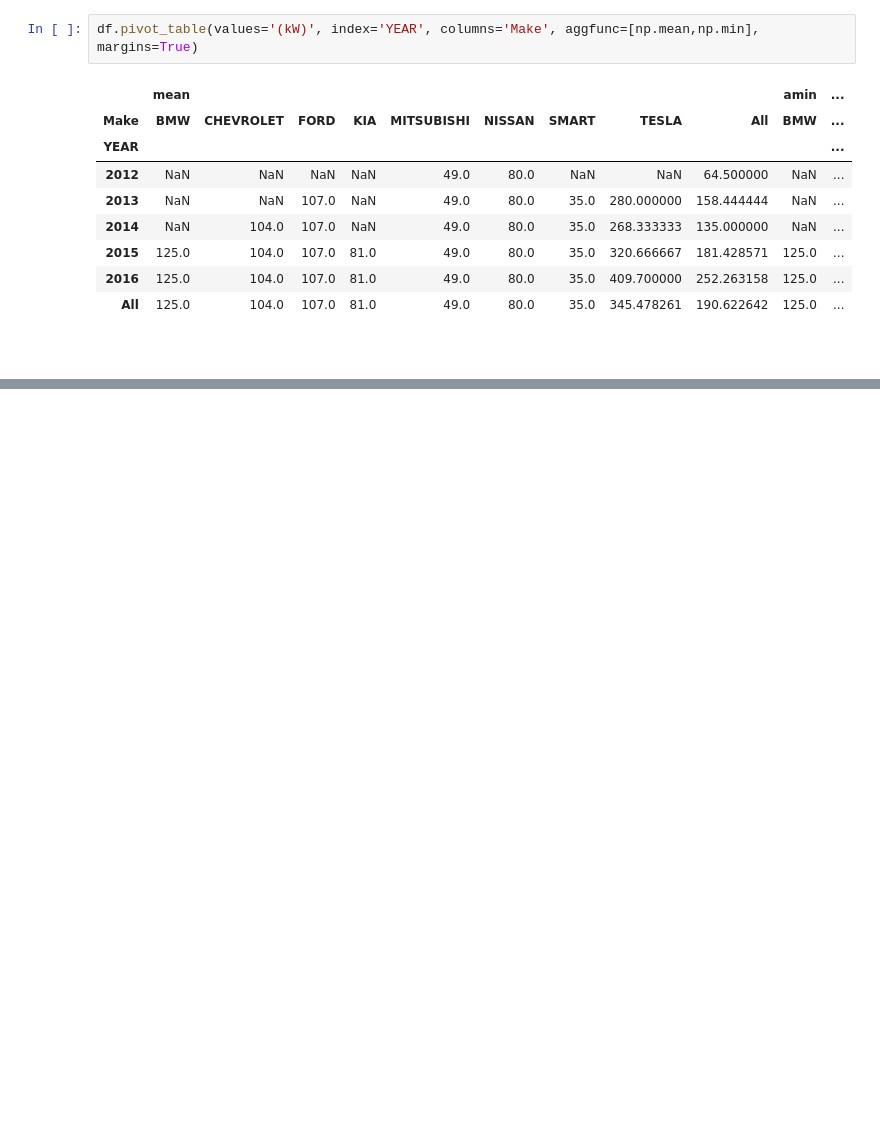
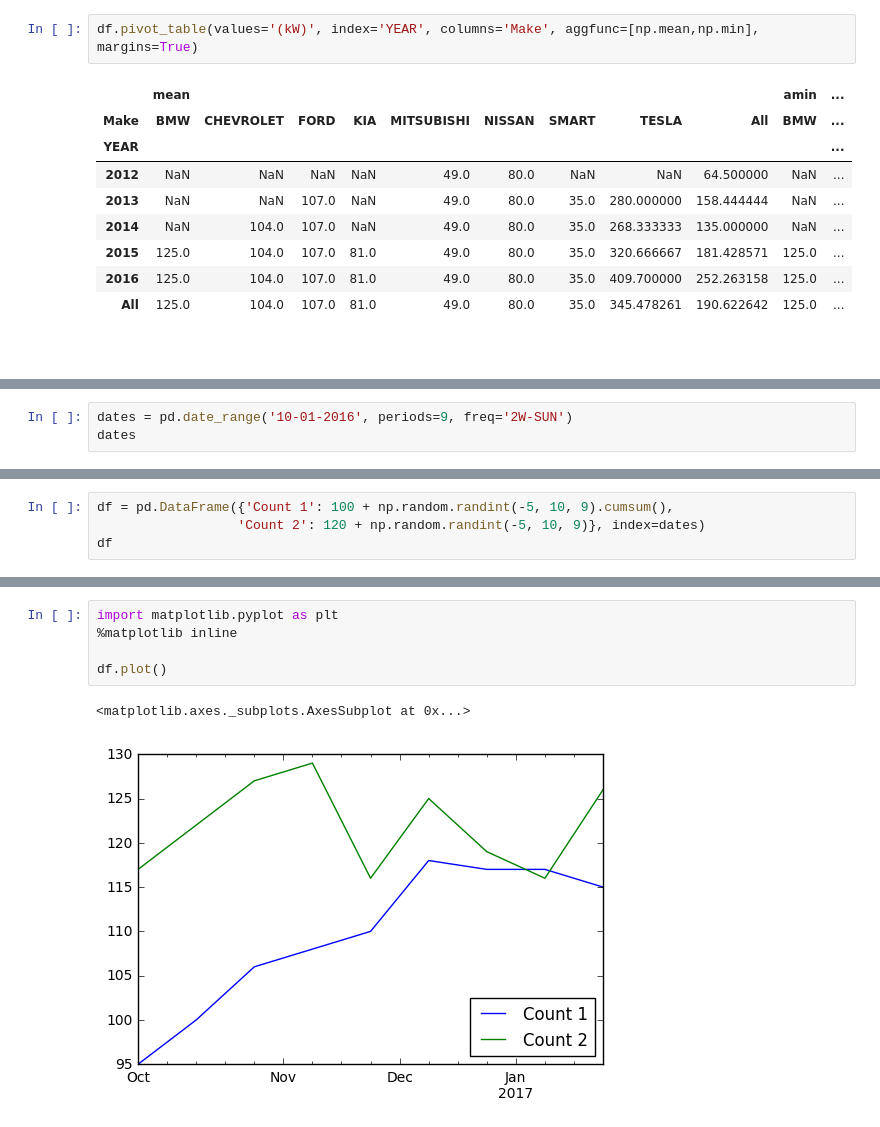
Before and after one commit to bgroveben/coursera_python_fundamentals, a Jupyter notebook: my_week_3.ipynb, the cells around one changed output, grey strips where cells are left out. Drawn from its saved outputs; the diff is of its cells as text; blank space fills up the shorter version.

Commit message:
Date Functionality

```diff
--- a/my_week_3.ipynb
+++ b/my_week_3.ipynb
@@ -731,0 +817,3 @@ df.pivot_table(values='(kW)', index='YEAR', columns='Make', aggfunc=[np.mean,np.
+# %%
+dates = pd.date_range('10-01-2016', periods=9, freq='2W-SUN')
+dates
@@ -731,0 +825,4 @@ df.pivot_table(values='(kW)', index='YEAR', columns='Make', aggfunc=[np.mean,np.
+# %%
+df = pd.DataFrame({'Count 1': 100 + np.random.randint(-5, 10, 9).cumsum(),
+                  'Count 2': 120 + np.random.randint(-5, 10, 9)}, index=dates)
+df
@@ -731,0 +907,8 @@ df.pivot_table(values='(kW)', index='YEAR', columns='Make', aggfunc=[np.mean,np.
+# %%
+import matplotlib.pyplot as plt
+%matplotlib inline
+
+df.plot()
+# %% [output]
+<matplotlib.axes._subplots.AxesSubplot at 0x...>
+[figure, added]
```
Also changed, not shown: parts of 32 cells of this notebook, 2 other files.
